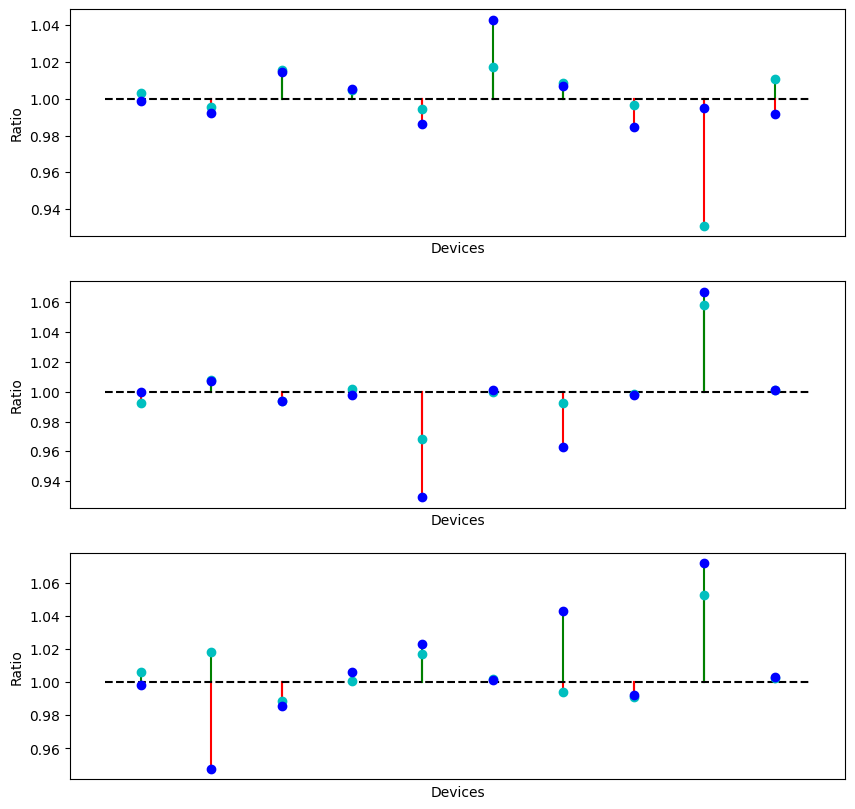
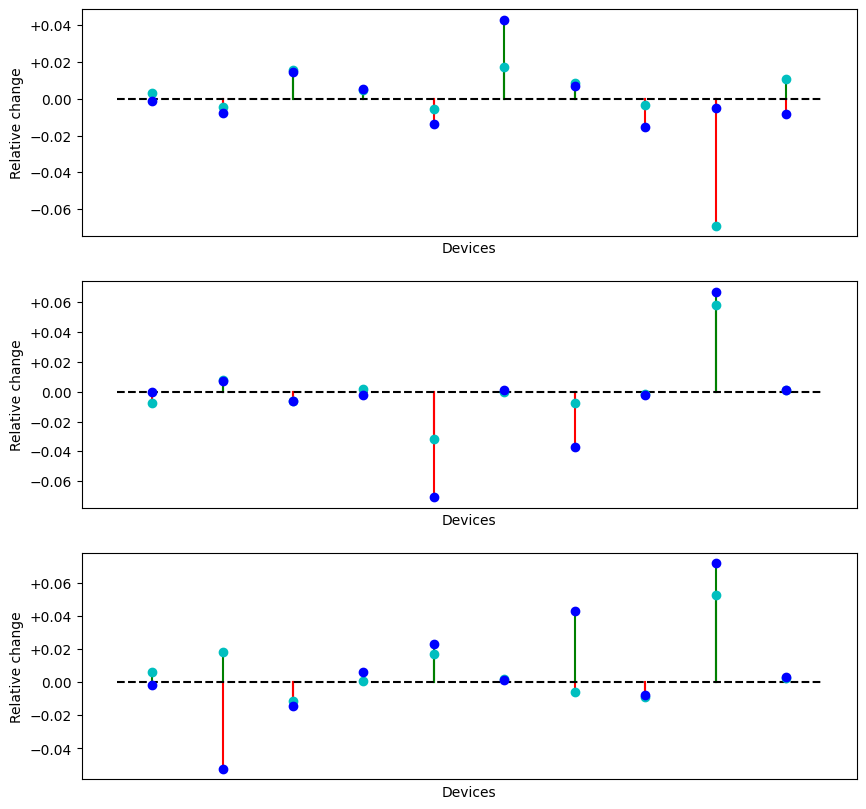
The notebook cell's code change between the first figure and the second:
--- before
+++ after
@@ -18,5 +18,5 @@
         axs.append(fig.add_subplot(len(meshes), 1, i+1))
         axs[i].set_ybound(0.5,2.0)
-        axs[i].plot([0,100], [1,1], linestyle="dashed", color="black")
+        axs[i].plot([0,100], [0,0], linestyle="dashed", color="black")
         x_fn = increaser_fn(50/len(devices), 100/len(devices))
         d0 = dataset[dataset.Mesh == mesh]
@@ -29,15 +29,16 @@
             arr_u = [x for y in d1_u["Framerates"].to_numpy().flatten() for x in y]
             arr_usi = [x for y in d1_usi["Framerates"].to_numpy().flatten() for x in y]
-            one = np.mean(arr_u)
-            p_s = np.mean(arr_s)/one
-            p_usi = np.mean(arr_usi)/one
+            zero = np.mean(arr_u)
+            p_s = (np.mean(arr_s)-zero)/zero
+            p_usi = (np.mean(arr_usi)-zero)/zero
             curr_x = x_fn()
             axs[i].scatter([curr_x],[p_s],color="c", zorder=2)
             axs[i].scatter([curr_x],[p_usi],color="b", zorder=2)
-            axs[i].plot([curr_x, curr_x], [1, p_s], color=("green" if p_s >= 1 else "red"), zorder=1)
-            axs[i].plot([curr_x, curr_x], [1, p_usi], color=("green" if p_usi >= 1 else "red"), zorder=1)
+            axs[i].plot([curr_x, curr_x], [0, p_s], color=("green" if p_s >= 0 else "red"), zorder=1)
+            axs[i].plot([curr_x, curr_x], [0, p_usi], color=("green" if p_usi >= 0 else "red"), zorder=1)
         axs[i].set_xticks([])
         axs[i].set_xlabel("Devices")
-        axs[i].set_ylabel("Ratio")
+        axs[i].set_ylabel("Relative change")
+        axs[i].set_yticklabels([("+" + x if x[0] != "\u2212" and float(x) != 0 else x) for x in (y.get_text() for y in axs[i].get_yticklabels())])
     plt.show()
 

Commit: Changed ratio to relative change